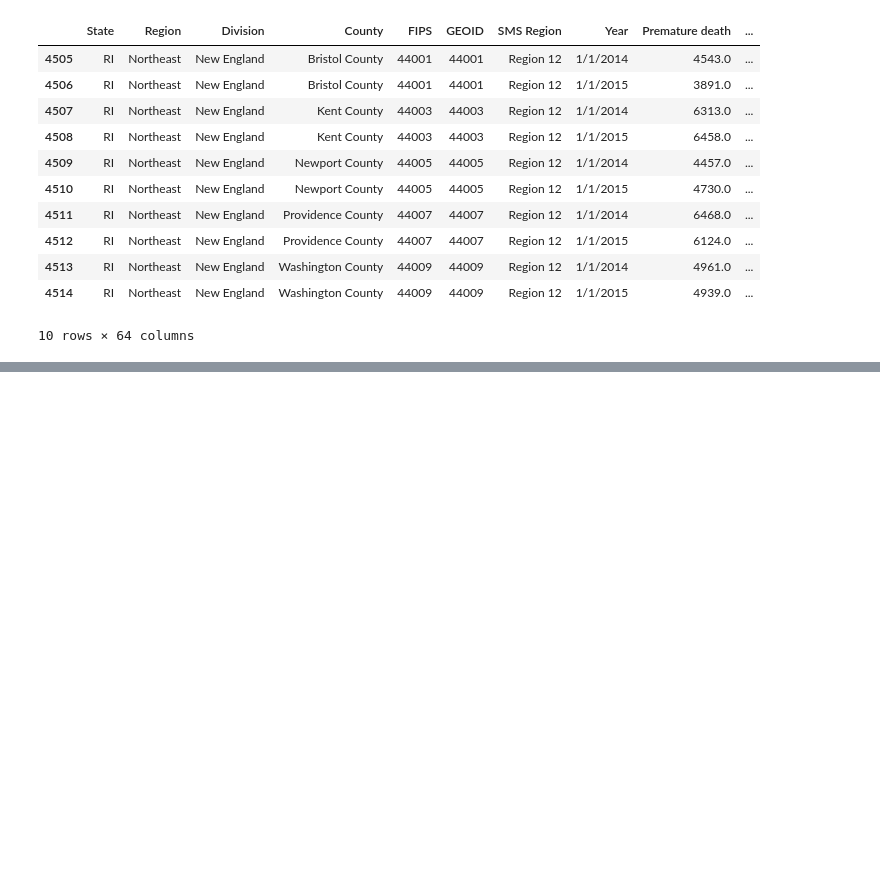
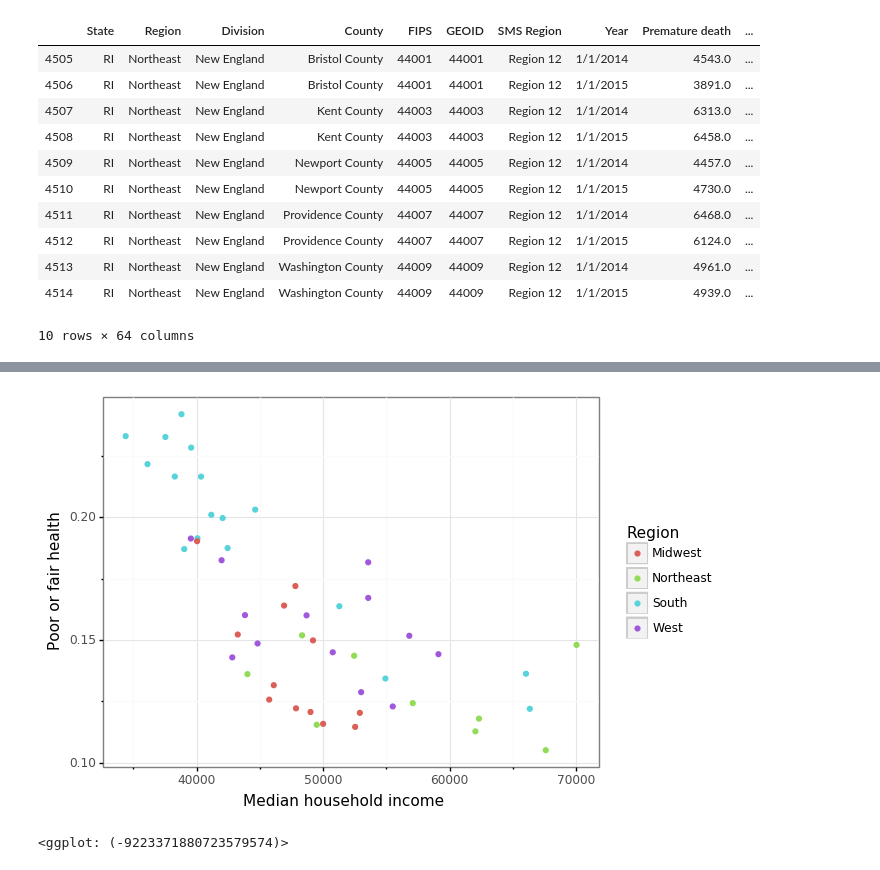
Before and after one commit to UNC-Libraries-data/Python, a Jupyter notebook: Jupyter/Pandas.ipynb, the cells around one changed output, grey strips where cells are left out. Saved outputs shown, nothing was run; the diff lists cells and outputs as text; code cells hidden in the pictures; blank space fills up the shorter version.

```diff
--- a/Jupyter/Pandas.ipynb
+++ b/Jupyter/Pandas.ipynb
@@ -179,0 +200,11 @@ sns.pairplot(states,hue="Region")
+# %%
+from plotnine import *
+#using this syntax means we won't have to refer to functions from plotnine with plotnine.<function>
+#this makes plotnine code even more similar to R's ggplot functions
+
+(ggplot(data=states,mapping=aes(x="Median household income",y="Poor or fair health",color="Region"))
++geom_point()
++theme_bw())
+# %% [output]
+[figure, added]
+<ggplot: (-9223371880723579574)>
```
Also changed, not shown: parts of 6 cells of this notebook, 28 other files.
